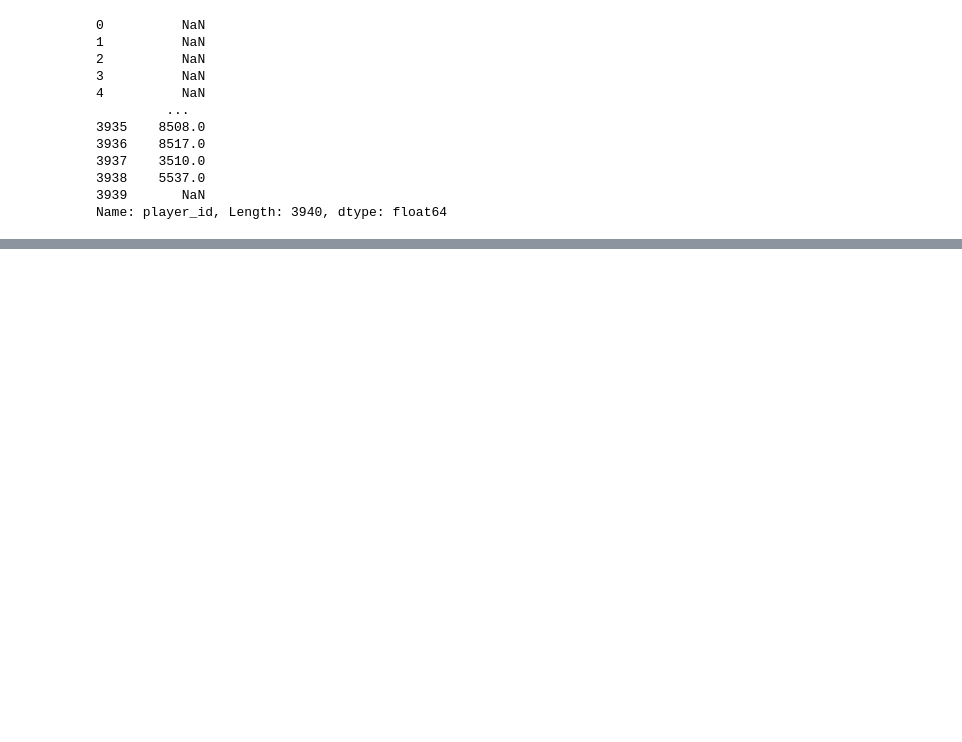
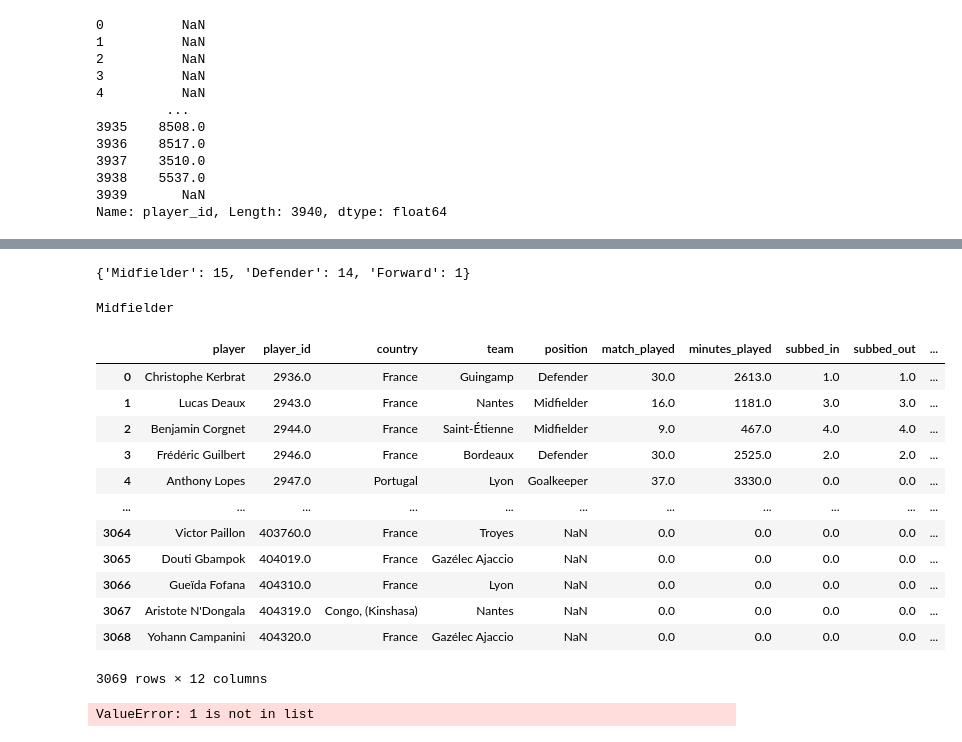
Before and after one commit to allorenz/football-player-similarity, a Jupyter notebook: src/scripts/feature_extraction/test.ipynb, the cells around one changed output, grey strips where cells are left out. Saved outputs shown, nothing was run; the diff lists cells and outputs as text; code cells hidden in the pictures; blank space fills up the shorter version.

```diff
--- a/src/scripts/feature_extraction/test.ipynb
+++ b/src/scripts/feature_extraction/test.ipynb
@@ -138,0 +228,51 @@ Name: player_id, Length: 3940, dtype: float64
+# %%
+counter
+# %% [output]
+{'Midfielder': 15, 'Defender': 14, 'Forward': 1}
+# %%
+counter = {'Midfielder': 15, 'Defender': 14, 'Forward': 1}
+position = ""
+
+# if equal count - pick position of last game
+value_to_keys = defaultdict(list)
+for key, value in counter.items():
+    value_to_keys[value].append(key)
+
+duplicates = [keys for _, keys in value_to_keys.items() if len(keys) > 1]# [0]
+value_to_keys
+if duplicates:
+    for i in reversed(played_roles):
+        if i in duplicates[0]:
+            position = i
+            print(f"Last position played: {position}")
+            break
+else:
+    position = max(counter, key=counter.get)
+
+print(position)
+# %% [output]
+Midfielder
+# %%
+import pandas as pd
+df = pd.read_csv("../../../data/new_approach/standard_stats_all.csv")
+df
+# %% [output]
+|  | player | player_id | country | team | position | match_played | minutes_played | subbed_in | subbed_out | ... |
+| 0 | Christophe Kerbrat | 2936.0 | France | Guingamp | Defender | 30.0 | 2613.0 | 1.0 | 1.0 | ... |
+| 1 | Lucas Deaux | 2943.0 | France | Nantes | Midfielder | 16.0 | 1181.0 | 3.0 | 3.0 | ... |
+| 2 | Benjamin Corgnet | 2944.0 | France | Saint-Étienne | Midfielder | 9.0 | 467.0 | 4.0 | 4.0 | ... |
+| 3 | Frédéric Guilbert | 2946.0 | France | Bordeaux | Defender | 30.0 | 2525.0 | 2.0 | 2.0 | ... |
+| 4 | Anthony Lopes | 2947.0 | Portugal | Lyon | Goalkeeper | 37.0 | 3330.0 | 0.0 | 0.0 | ... |
+| ... | ... | ... | ... | ... | ... | ... | ... | ... | ... | ... |
+| 3064 | Victor Paillon | 403760.0 | France | Troyes | NaN | 0.0 | 0.0 | 0.0 | 0.0 | ... |
+| 3065 | Douti Gbampok | 404019.0 | France | Gazélec Ajaccio | NaN | 0.0 | 0.0 | 0.0 | 0.0 | ... |
+| 3066 | Gueïda Fofana | 404310.0 | France | Lyon | NaN | 0.0 | 0.0 | 0.0 | 0.0 | ... |
+| 3067 | Aristote N'Dongala | 404319.0 | Congo, (Kinshasa) | Nantes | NaN | 0.0 | 0.0 | 0.0 | 0.0 | ... |
+| 3068 | Yohann Campanini | 404320.0 | France | Gazélec Ajaccio | NaN | 0.0 | 0.0 | 0.0 | 0.0 | ... |
+3069 rows × 12 columns
+# %%
+mask = [0, 0, 0, 0, 0, 0, 0, 0]
+first_index = mask.index(1)
+first_index
+# %% [output]
+ValueError: 1 is not in list
```
Also changed, not shown: parts of 2 cells of this notebook, 5 other files.
